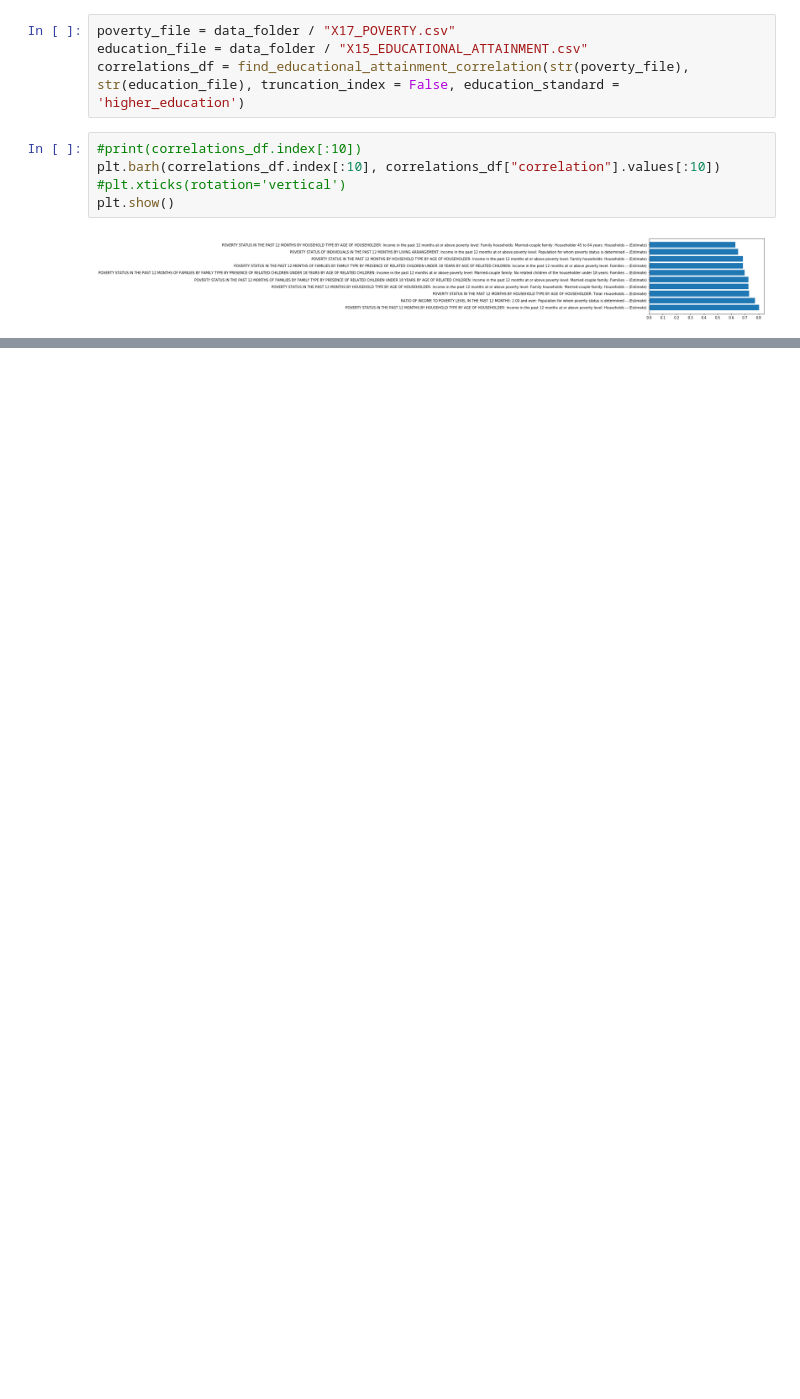
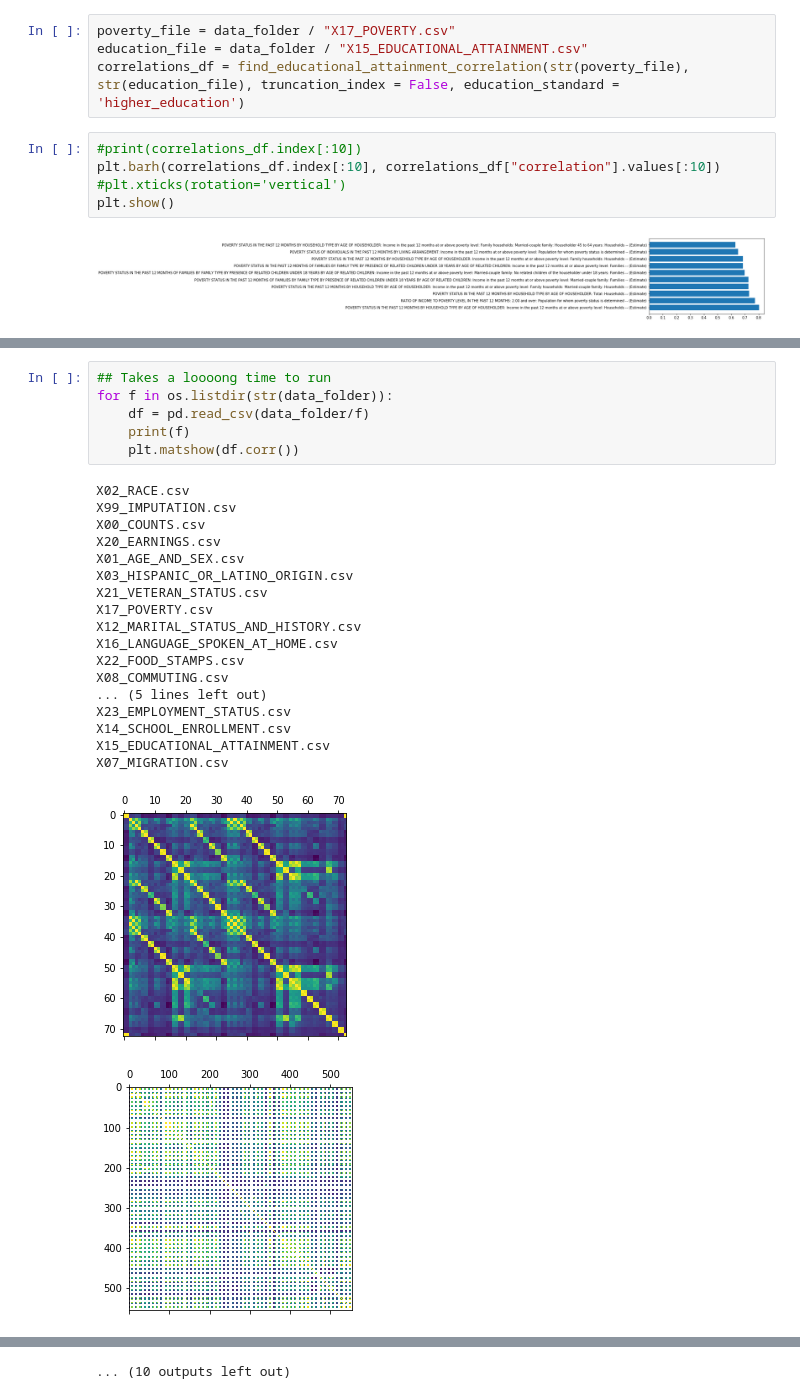
Before and after one commit to Tiger-Cross/AIHack18, a Jupyter notebook: notebooks/correlations.ipynb, the cells around one changed output, grey strips where cells are left out. Drawn from its saved outputs; the diff is of its cells as text; blank space fills up the shorter version.

```diff
--- a/notebooks/correlations.ipynb
+++ b/notebooks/correlations.ipynb
@@ -65,0 +113,26 @@ plt.show()
+# %%
+## Takes a loooong time to run
+for f in os.listdir(str(data_folder)):
+    df = pd.read_csv(data_folder/f)
+    print(f)
+    plt.matshow(df.corr())
+# %% [output]
+X02_RACE.csv
+X99_IMPUTATION.csv
+X00_COUNTS.csv
+X20_EARNINGS.csv
+X01_AGE_AND_SEX.csv
+X03_HISPANIC_OR_LATINO_ORIGIN.csv
+X21_VETERAN_STATUS.csv
+X17_POVERTY.csv
+X12_MARITAL_STATUS_AND_HISTORY.csv
+X16_LANGUAGE_SPOKEN_AT_HOME.csv
+X22_FOOD_STAMPS.csv
+X08_COMMUTING.csv
+... (5 lines left out)
+X23_EMPLOYMENT_STATUS.csv
+X14_SCHOOL_ENROLLMENT.csv
+X15_EDUCATIONAL_ATTAINMENT.csv
+X07_MIGRATION.csv
+[figure, added]
+[figure, added]
@@ -65,0 +148 @@ plt.show()
+... (10 outputs left out)
```
Also changed, not shown: parts of 4 cells of this notebook.
